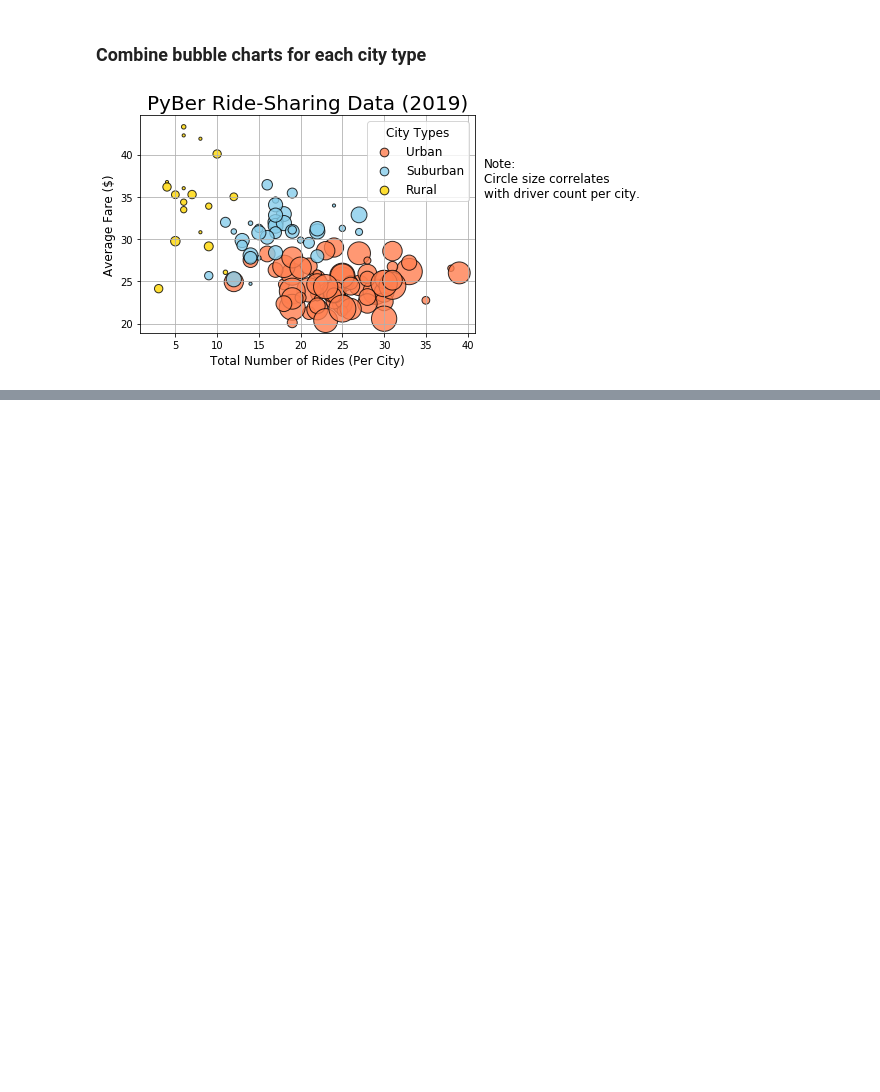
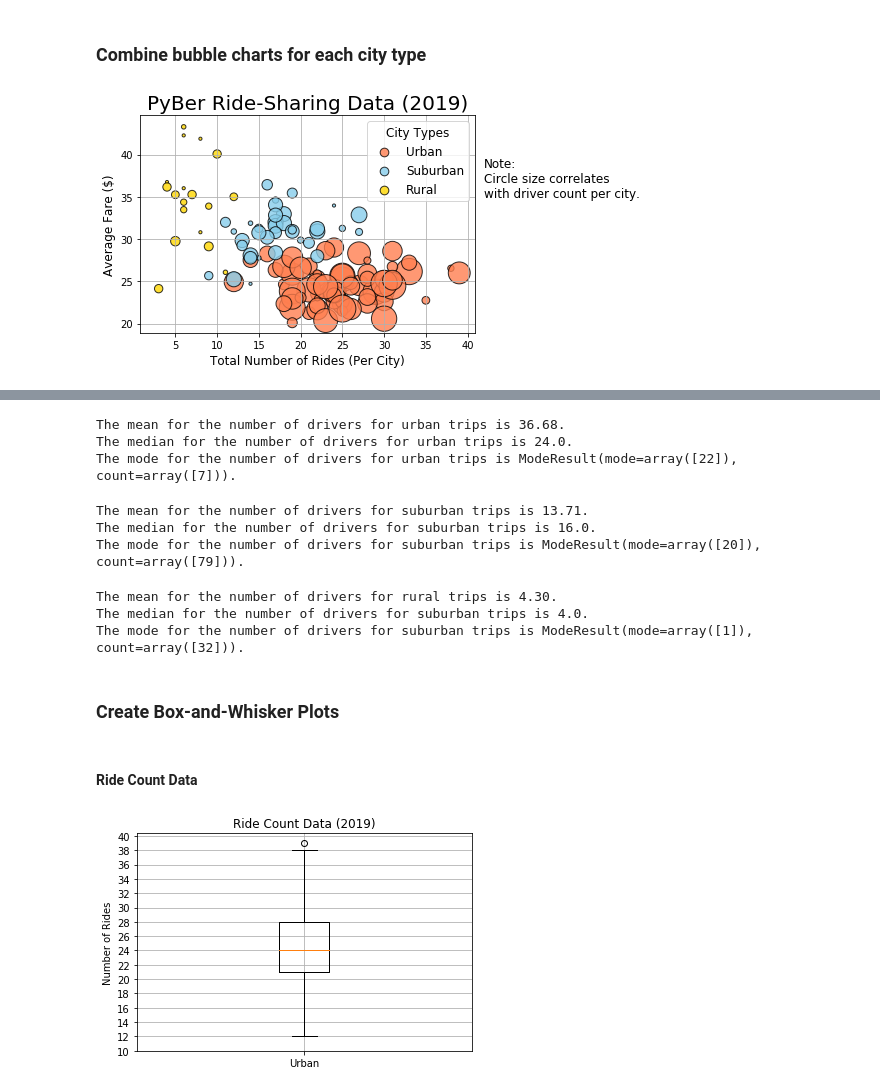
Before and after one commit to markeiabc/PyBer_Analysis, a Jupyter notebook: PyBer.ipynb, the cells around one changed output, grey strips where cells are left out. Drawn from its saved outputs; the diff is of its cells as text; code cells hidden in the pictures; blank space fills up the shorter version.

Commit message:
summary statistics for rider count, fares, and driver count

```diff
--- a/PyBer.ipynb
+++ b/PyBer.ipynb
@@ -310,0 +522,59 @@ plt.show()
+# %%
+# Calculate the measures of central tendency for the driver count for the urban cities.
+mean_urban_drivers = np.mean(urban_drivers)
+print(f"The mean for the number of drivers for urban trips is {mean_urban_drivers:.2f}.")
+
+median_urban_drivers = np.median(urban_ride_count)
+print(f"The median for the number of drivers for urban trips is {median_urban_drivers}.")
+
+mode_urban_drivers = sts.mode(urban_ride_count)
+print(f"The mode for the number of drivers for urban trips is {mode_urban_drivers}.")
+# %% [output]
+The mean for the number of drivers for urban trips is 36.68.
+The median for the number of drivers for urban trips is 24.0.
+The mode for the number of drivers for urban trips is ModeResult(mode=array([22]), count=array([7])).
+# %%
+# Calculate the measures of central tendency for the driver count for the suburban cities.
+mean_suburban_drivers = np.mean(suburban_drivers)
+print(f"The mean for the number of drivers for suburban trips is {mean_suburban_drivers:.2f}.")
+
+median_suburban_drivers = np.median(suburban_drivers)
+print(f"The median for the number of drivers for suburban trips is {median_suburban_drivers}.")
+
+mode_suburban_drivers = sts.mode(suburban_drivers)
+print(f"The mode for the number of drivers for suburban trips is {mode_suburban_drivers}.")
+# %% [output]
+The mean for the number of drivers for suburban trips is 13.71.
+The median for the number of drivers for suburban trips is 16.0.
+The mode for the number of drivers for suburban trips is ModeResult(mode=array([20]), count=array([79])).
+# %%
+# Calculate the measures of central tendency for the driver count for the suburban cities.
+mean_rural_drivers = np.mean(rural_drivers)
+print(f"The mean for the number of drivers for rural trips is {mean_rural_drivers:.2f}.")
+
+median_rural_drivers = np.median(rural_drivers)
+print(f"The median for the number of drivers for suburban trips is {median_rural_drivers}.")
+
+mode_rural_drivers = sts.mode(rural_drivers)
+print(f"The mode for the number of drivers for suburban trips is {mode_rural_drivers}.")
+# %% [output]
+The mean for the number of drivers for rural trips is 4.30.
+The median for the number of drivers for suburban trips is 4.0.
+The mode for the number of drivers for suburban trips is ModeResult(mode=array([1]), count=array([32])).
+# %% [markdown]
+### Create Box-and-Whisker Plots
+# %% [markdown]
+#### Ride Count Data
+# %%
+# Create a box-and-whisker plot for the urban cities ride count.
+x_labels = ["Urban"]
+fig, ax = plt.subplots()
+ax.boxplot(urban_ride_count, labels=x_labels)
+# Add the title, y-axis label and grid.
+ax.set_title('Ride Count Data (2019)')
+ax.set_ylabel('Number of Rides')
+ax.set_yticks(np.arange(10, 41, step=2.0))
+ax.grid()
+plt.show()
+# %% [output]
+[figure, added]
```
Also changed, not shown: parts of 40 cells of this notebook, 4 other files.
